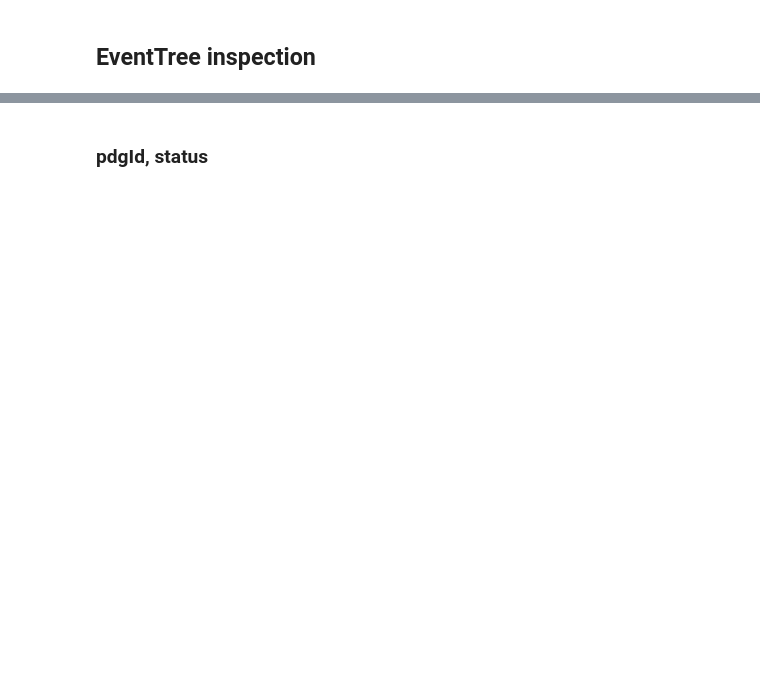
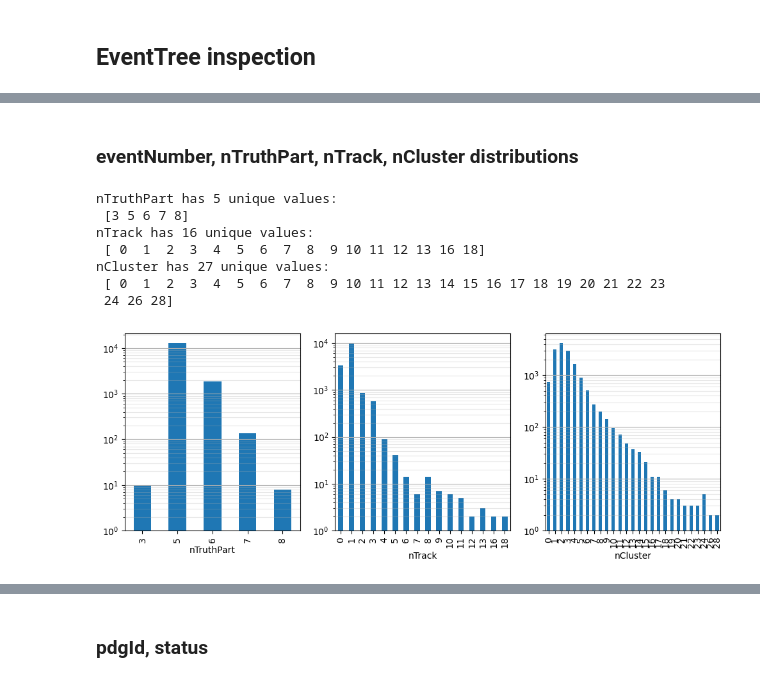
Before and after one commit to clissa/PointNet_Segmentation, a Jupyter notebook: nbs/EDA/EventTreeExplorer.ipynb, the cells around one changed output, grey strips where cells are left out. Saved outputs shown, nothing was run; the diff lists cells and outputs as text; code cells hidden in the pictures; blank space fills up the shorter version.

Commit message:
Add notebook to explore variable distributions in full rho data.
### NOTE: still not clear what the data keys should be

```diff
--- a/nbs/EDA/EventTreeExplorer.ipynb
+++ b/nbs/EDA/EventTreeExplorer.ipynb
@@ -891,26 +192,0 @@ In particular, **truth** information (in particular `pdgId` and `status`) should
-# %%
-events_entries = events["eventNumber"].value_counts()
-events_nclusters = events["nCluster"].value_counts()
-
-# plotting
-fig, ax = plt.subplots(1, 1, figsize=(4, 4))
-_ = events_entries.hist(bins=22, ax=ax)
-ax.set_title(
-    "eventNumber full distribution")  # one row per event --> not exploded
-
-fig, axes = plt.subplots(2, 2, figsize=(10, 8))
-_ = events["nTruthPart"].hist(bins=22, ax=axes[0, 0])
-axes[0, 0].set_title("nTruthPart full distribution")
-_ = events["nTrack"].hist(bins=22, ax=axes[0, 1], log=True)
-axes[0, 1].set_title("nTrack full distribution")
-axes[0, 1].set_ylabel("log(count)")
-
-events["nCluster"].hist(bins=22, ax=axes[1, 0], log=True)
-axes[1, 0].set_title("nCluster full distribution")
-axes[1, 0].set_ylabel("log(count)")
-events["clusterCount"].hist(ax=axes[1, 1])
-axes[1, 1].set_title("clusterCount full distribution")
-# events_entries[events_entries > 10].hist(bins=12, ax=axes[0, 1])
-# axes[0, 1].set_title("eventNumber distribution for multi-deposits")
-
-plt.show()
@@ -929,0 +421,12 @@ plt.show()
+# %%
+# guess from data values
+data_keys = {
+    "level1": "eventNumber",  # OK: id event
+    "level2": "truthPartPdgId",  # OK id true generated particle
+    #     "level3": ["cluster_fullHitsTruthIndex", "cluster_visibleHitsTruthIndex"],  # id cluster hits?
+    "level3": "cluster_fullHitsTruthIndex",  # id cluster hits?
+    "level4": "cluster_cell_hitsTruthIndex",  # id cluster cell hits?
+}
+# %%
+events.set_index(list(data_keys.values()), inplace=True)
+events.head(20)
@@ -929,0 +448,2 @@ plt.show()
+# %% [markdown]
+### eventNumber, nTruthPart, nTrack, nCluster distributions
@@ -929,0 +528,13 @@ plt.show()
+# %%
+analysis_cols = ["nTruthPart", "nTrack", "nCluster"]
+sms, unique_vals = explore_vars_distribution(events, analysis_cols, plot_type="bar")
+sms
+# %% [output]
+nTruthPart has 5 unique values:
+ [3 5 6 7 8]
+nTrack has 16 unique values:
+ [ 0  1  2  3  4  5  6  7  8  9 10 11 12 13 16 18]
+nCluster has 27 unique values:
+ [ 0  1  2  3  4  5  6  7  8  9 10 11 12 13 14 15 16 17 18 19 20 21 22 23
+ 24 26 28]
+[figure, added]
```
Also changed, not shown: parts of 161 cells of this notebook.
